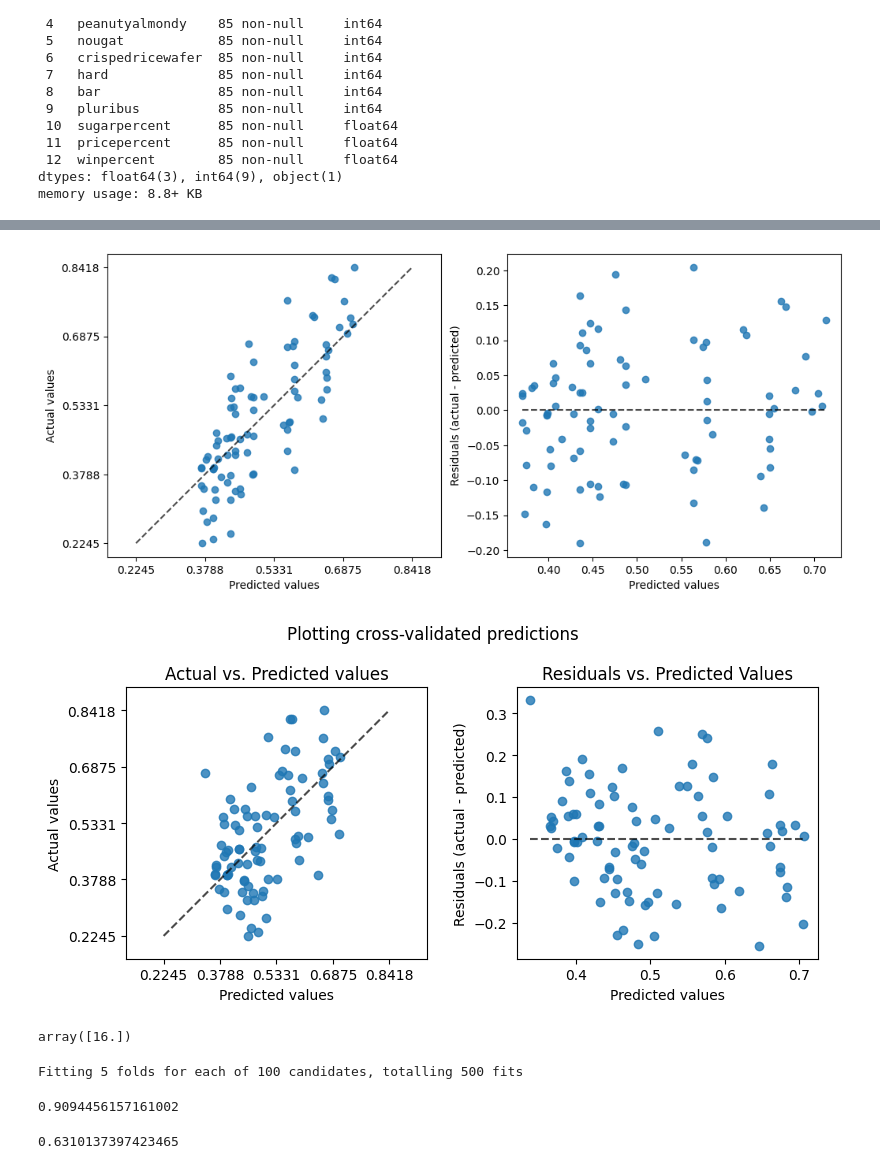
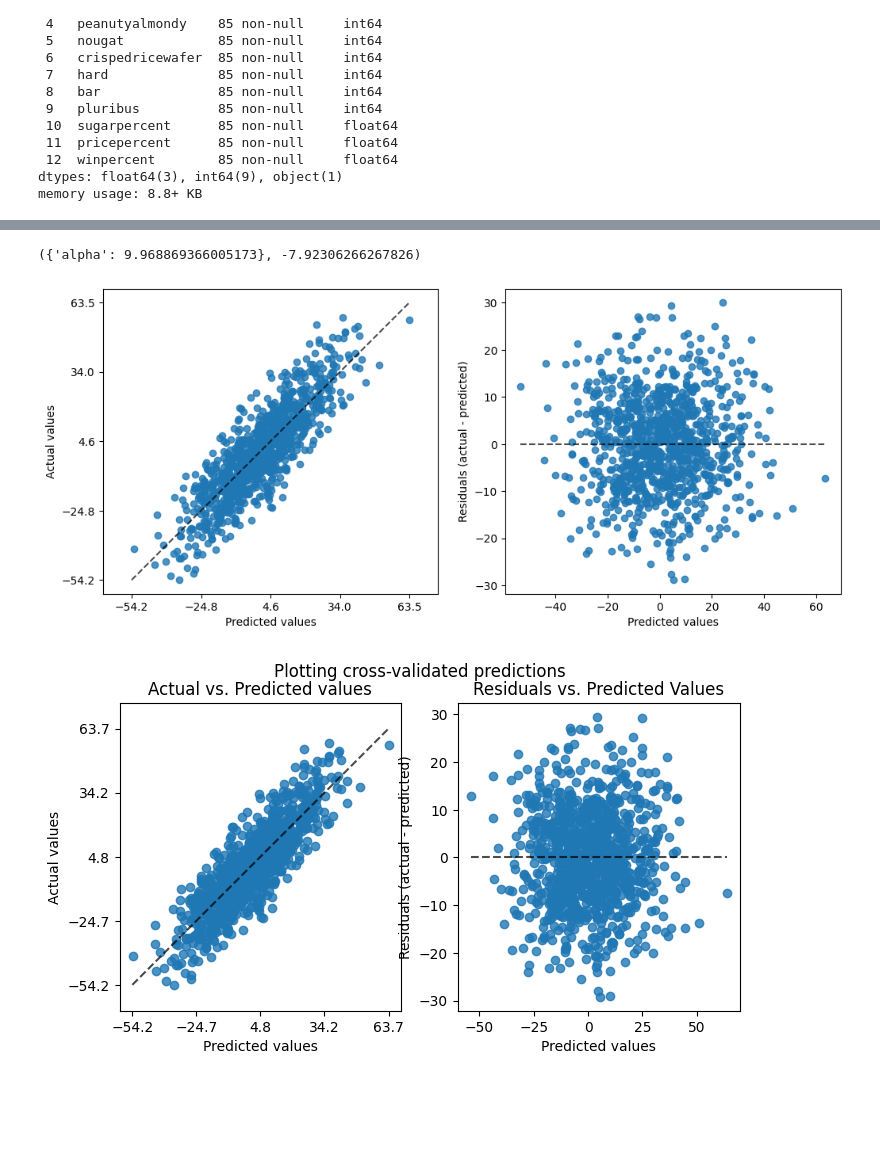
Before and after one commit to Eezzeldin/candy, a Jupyter notebook: candy_priceElasticity.ipynb, the cells around one changed output, grey strips where cells are left out. Saved outputs shown, nothing was run; the diff lists cells and outputs as text; code cells hidden in the pictures; blank space fills up the shorter version.

```diff
--- a/candy_priceElasticity.ipynb
+++ b/candy_priceElasticity.ipynb
@@ -240,59 +116,79 @@ best_params
+# %%
+# Define custom MAE scorer
+def custom_mae(y_true, y_pred):
+    return np.mean(np.abs(y_true - y_pred))
+
+custom_scorer = make_scorer(custom_mae, greater_is_better=False)
+
+# Generate synthetic data
+X, y = make_regression(n_samples=1000, n_features=1, noise=10.0, random_state=42)
+
+# Define model and parameter space
+model = Ridge()
+param_distributions = {'alpha': uniform(0.1, 10)}
+
+# Set up and run RandomizedSearchCV
+random_search = RandomizedSearchCV(
+    estimator=model,
+    param_distributions=param_distributions,
+    n_iter=100,
+    scoring=custom_scorer,
+    cv=5,
+    random_state=42,
+)
+
+random_search.fit(X, y)
+
+# Output the best parameters and score
+best_params = random_search.best_params_
+best_score = random_search.best_score_
+
+best_params, best_score
+# %% [output]
+({'alpha': 9.968869366005173}, -7.92306266267826)
 # %%
 import matplotlib.pyplot as plt
 from sklearn.metrics import PredictionErrorDisplay
 
 fig, axs = plt.subplots(nrows=1, ncols=2, figsize=(12, 5))
 _ = PredictionErrorDisplay.from_estimator(
-    best_model_y, np.concatenate ([X,W],axis =1), Y, kind="actual_vs_predicted", ax=axs[0]
+    random_search, X, y, kind="actual_vs_predicted", ax=axs[0]
 )
 _ = PredictionErrorDisplay.from_estimator(
-    best_model_y, np.concatenate ([X,W],axis =1), Y, kind="residual_vs_predicted", ax=axs[1]
+    random_search, X, y, kind="residual_vs_predicted", ax=axs[1]
 )
 # %% [output]
-[figure, old version]
+[figure, new version]
 # %%
 from sklearn.model_selection import cross_val_predict , LeaveOneOut
 
-y_pred = cross_val_predict(best_model_y, np.concatenate ([X,W],axis =1), Y, cv=LeaveOneOut ())
+y_pred = cross_val_predict(random_search, X,y, cv=5)
 
 import matplotlib.pyplot as plt
 
 from sklearn.metrics import PredictionErrorDisplay
 
 fig, axs = plt.subplots(ncols=2, figsize=(8, 4))
 PredictionErrorDisplay.from_predictions(
-    Y,
+    y,
     y_pred=y_pred,
     kind="actual_vs_predicted",
-    subsample=100,
+    #subsample=100,
     ax=axs[0],
     random_state=0,
 )
 axs[0].set_title("Actual vs. Predicted values")
 PredictionErrorDisplay.from_predictions(
-    Y,
+    y,
     y_pred=y_pred,
     kind="residual_vs_predicted",
-    subsample=100,
+    #subsample=100,
     ax=axs[1],
     random_state=0,
 )
 axs[1].set_title("Residuals vs. Predicted Values")
 fig.suptitle("Plotting cross-validated predictions")
-plt.tight_layout()
+#plt.tight_layout()
 plt.show()
 # %% [output]
-[figure, old version]
+[figure, new version]
-# %%
-import numpy as np
-from sklearn.linear_model import LinearRegression
-X = np.array([[1, 1], [1, 2], [2, 2], [2, 3]])
-# y = 1 * x_0 + 2 * x_1 + 3
-y = np.dot(X, np.array([1, 2])) + 3
-reg = LinearRegression().fit(X, y)
-reg.score(X, y)
-reg.coef_
-reg.intercept_
-reg.predict(np.array([[3, 5]]))
-# %% [output]
-array([16.])
@@ -302,14 +194,0 @@ y = Y
-# %%
-random_search = RandomizedSearchCV(estimator=GradientBoostingRegressor(), param_distributions=param_dist ,
-                                   n_iter=100, cv=5, verbose=500, random_state=0, n_jobs=-1 )
-
-random_search.fit(X, y )
-
-best_model_ = random_search.best_estimator_
-# %% [output]
-Fitting 5 folds for each of 100 candidates, totalling 500 fits
-0.9094456157161002
-# %%
-best_model_.score(X, y)
-# %% [output]
-0.6310137397423465
```
Also changed, not shown: parts of 17 cells of this notebook.
